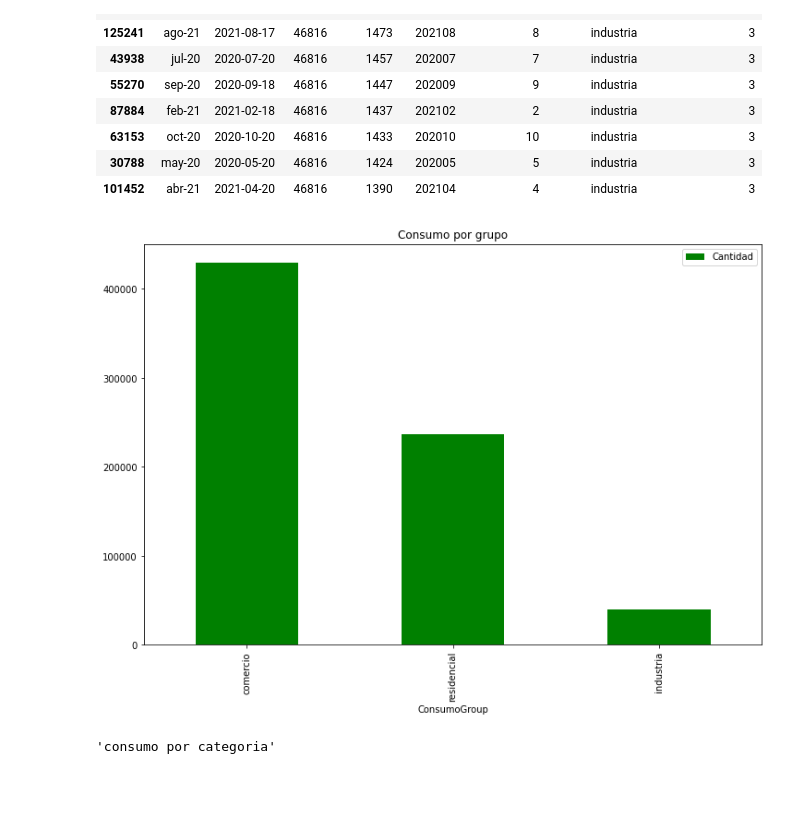
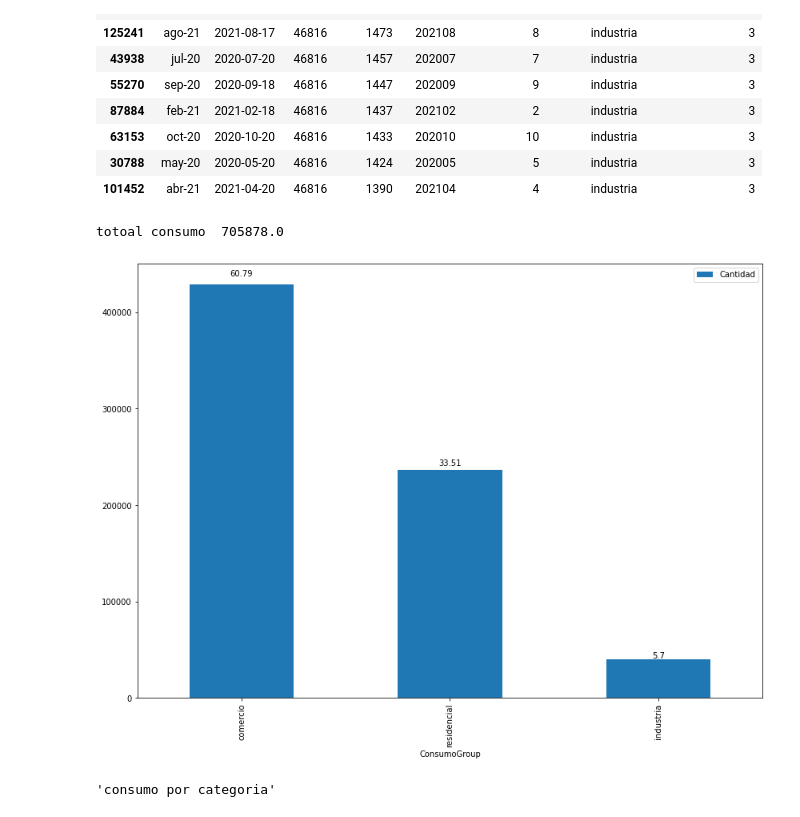
Before and after one commit to miguelsquillari/coop_hidrica, a Jupyter notebook: coop_hidrica.ipynb, the cells around one changed output. Cells and saved outputs as stored; diff of their text form; code cells hidden in the pictures; blank space fills up the shorter version.

Commit message:
mejora grafico con % en grpo de consumo

```diff
--- a/coop_hidrica.ipynb
+++ b/coop_hidrica.ipynb
@@ -240,12 +268,26 @@ train_consumo.head(10)
 | 30788 | may-20 | 2020-05-20 | 46816 | 1424 | 202005 | 5 | industria | 3 |
 | 101452 | abr-21 | 2021-04-20 | 46816 | 1390 | 202104 | 4 | industria | 3 |
 # %%
-train_consumo.where((train_consumo.Fecha > '01/01/2021') & (train_consumo.Fecha < '31/12/2021'))\
+grp_consumo = train_consumo.where((train_consumo.Fecha > '01/01/2021') & (train_consumo.Fecha < '31/12/2021'))\
 .groupby(by=['ConsumoGroup']).Consumo.agg(Cantidad=('sum'))\
-    .sort_values(by='Cantidad', ascending=False)\
-        .plot(kind="bar", title="Consumo por grupo", color="green")
-fig = plt.gcf()
+    .sort_values(by='Cantidad', ascending=False)
+
+bars = ('comercial', 'residencial', 'industria')
+x_pos = np.arange(len(bars))
+
+ax = grp_consumo.plot(kind="bar")
+
+print("totoal consumo ",grp_consumo.Cantidad.values.sum())
+for p in ax.patches:
+    width = p.get_width()
+    height = (p.get_height() *100 /grp_consumo.Cantidad.values.sum()).round(2)
+    x, y = p.get_xy()
+    ax.annotate(f'{height}', (x + width/2, y + p.get_height()*1.02), ha='center')
+
+
+fig = ax.get_figure()
 fig.set_size_inches(14,10)
 fig.savefig('consumos.png')
 # %% [output]
+totoal consumo  705878.0
-[figure, old version]
+[figure, new version]
```
Also changed, not shown: parts of 4 cells of this notebook.
